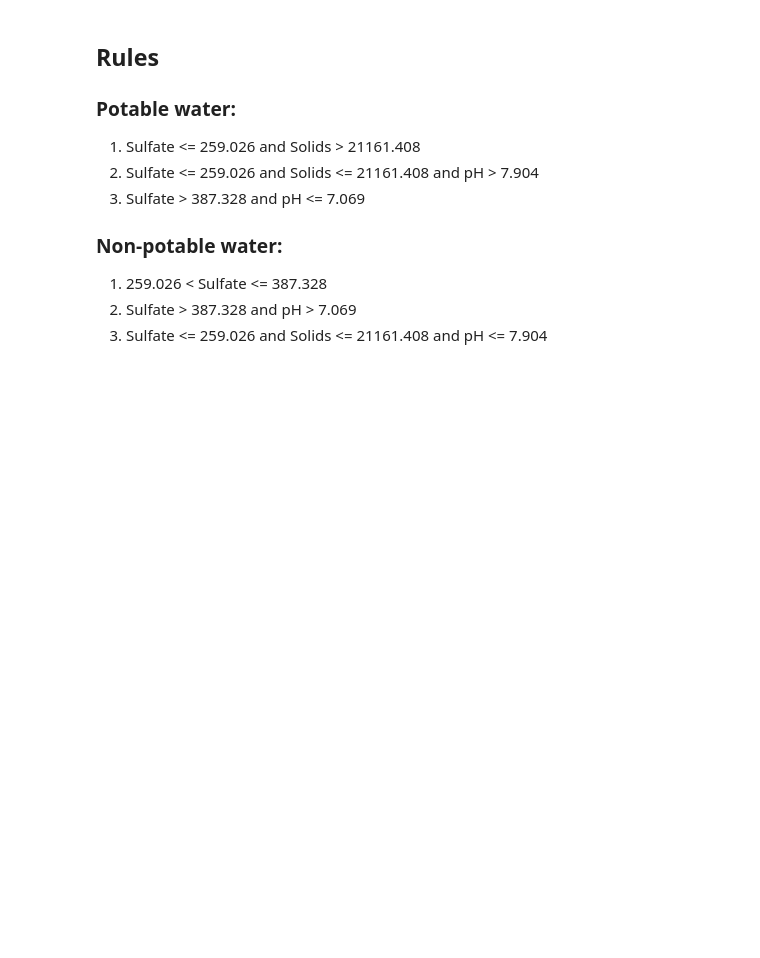
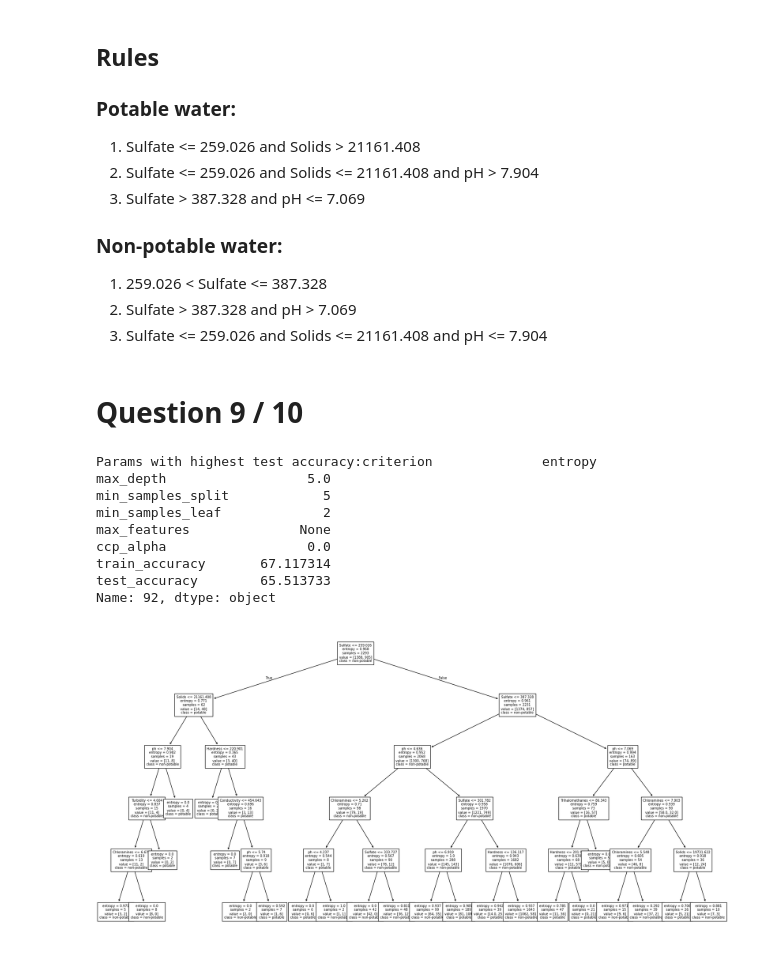
Before and after one commit to thanasisxan/AI-101-Machine-Learning, a Jupyter notebook: Exercise-2/water-potability-prediction.ipynb, the cells around one changed output. Drawn from its saved outputs; the diff is of its cells as text; code cells hidden in the pictures; blank space fills up the shorter version.

```diff
--- a/Exercise-2/water-potability-prediction.ipynb
+++ b/Exercise-2/water-potability-prediction.ipynb
@@ -336,3 +336,31 @@ Name: 76, dtype: object
 1. 259.026 < Sulfate <= 387.328
 2. Sulfate > 387.328 and pH > 7.069
 3. Sulfate <= 259.026 and Solids <= 21161.408 and pH <= 7.904
+# %% [markdown]
+# Question 9 / 10
+# %%
+params_with_highest_test_accuracy = results7_df.iloc[0]
+print(f"Params with highest test accuracy:{params_with_highest_test_accuracy}")
+
+model9 = DecisionTreeClassifier(random_state=seed,
+                                criterion=params_with_highest_test_accuracy['criterion'],
+                                max_depth=int(params_with_highest_test_accuracy['max_depth']),
+                                min_samples_split=int(params_with_highest_test_accuracy['min_samples_split']),
+                                min_samples_leaf=int(params_with_highest_test_accuracy['min_samples_leaf']),
+                                max_features=params_with_highest_test_accuracy['max_features'],
+                                ccp_alpha=params_with_highest_test_accuracy['ccp_alpha'])
+model9.fit(x_train, y_train)
+plt.figure(figsize=(24, 12))
+plot_tree(model9, feature_names=df.columns[:-1], class_names=['non-potable', 'potable'], fontsize=7)
+plt.show()
+# %% [output]
+Params with highest test accuracy:criterion              entropy
+max_depth                  5.0
+min_samples_split            5
+min_samples_leaf             2
+max_features              None
+ccp_alpha                  0.0
+train_accuracy       67.117314
+test_accuracy        65.513733
+Name: 92, dtype: object
+[figure, added]
```
Also changed, not shown: parts of 3 cells of this notebook.
